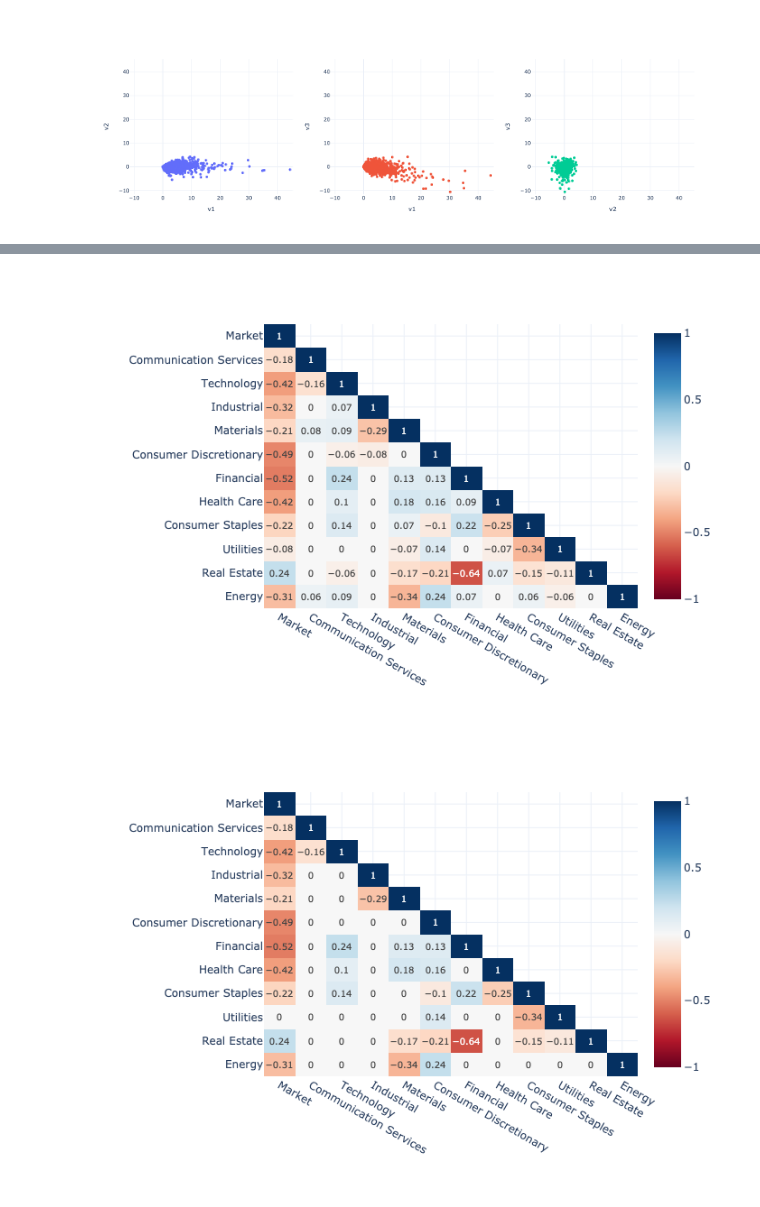
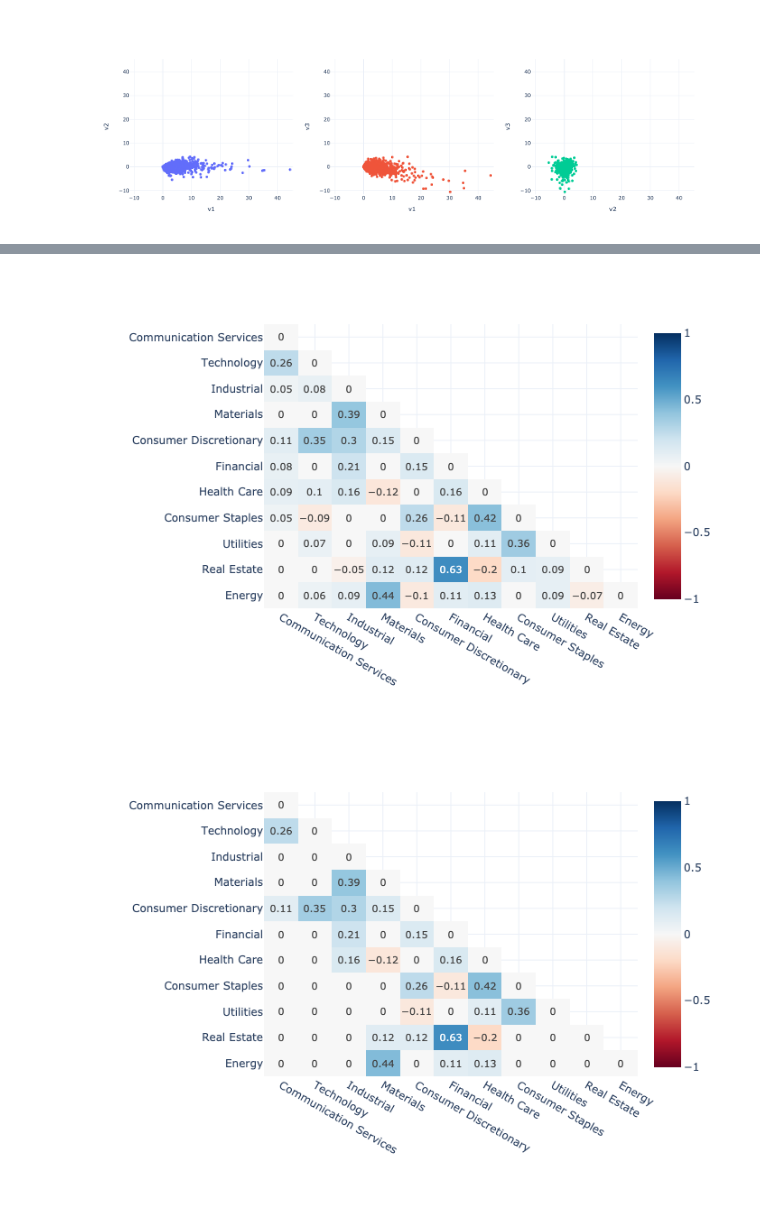
Before and after one commit to MegaCookies88/MSc.-Thesis-EVT-SP500, a Jupyter notebook: Jupyter_Notebooks/EPCA.ipynb, the cells around one changed output, grey strips where cells are left out. Drawn from its saved outputs; the diff is of its cells as text; code cells hidden in the pictures.

```diff
--- a/Jupyter_Notebooks/EPCA.ipynb
+++ b/Jupyter_Notebooks/EPCA.ipynb
@@ -271,0 +249,8 @@ fig.show()
+# %%
+e,u = np.linalg.eig(S)
+e = e[:5]
+u = pd.DataFrame(u[:,:5], index=ll.columns[1:], columns=['u'+str(i) for i in range(1,6)])
+u.iloc[:,0] *= -1
+
+v = ll.iloc[:,1:].applymap(lambda x: max(x,0)).dot(u)
+v.columns = ['v'+str(i) for i in range(1,6)]
@@ -271,0 +269,4 @@ fig.show()
+# %%
+fig = plot_scores_pairs(v)
+#fig.write_image('../figures/tail_scores_scatter_nom.jpeg', scale=2)
+fig.show()
@@ -274,10 +292,15 @@ fig.show()
+# %%
+def plot_g(G,u=0):
+
+    M = np.array(G.applymap(lambda x: 0 if np.abs(x)<u else x).round(2))
+    M[np.triu_indices(len(S),1)] = np.nan
+    M = pd.DataFrame(M, index=G.columns, columns=G.columns)
+
+    fig = px.imshow(M, color_continuous_scale='RdBu', range_color=[-1,1], text_auto=True, aspect='auto')
+    fig.update_layout(xaxis_title='', yaxis_title='', width=700)
+
+    return fig
 # %%
-S = tail_mx(ll)
-
-D = np.linalg.pinv(S.values)
-D = pd.DataFrame(D, index=S.index, columns=S.columns)
-
-d = pd.DataFrame(np.diag(np.diag(D)**(-1/2)), index=S.index, columns=S.columns)
-
-G = d.dot(D).dot(d)
+S = tail_mx(ll.iloc[:,1:])
+G = part_corr(S)
 # %%
@@ -297,33 +312,13 @@ fig.show()
 # %%
-u = 0.05
-
-M = np.array(G.applymap(lambda x: 0 if np.abs(x)<u else x).round(2))
-M[np.triu_indices(12,1)] = np.nan
-M = pd.DataFrame(M, index=ll.columns, columns=ll.columns)
-
-fig = px.imshow(M, color_continuous_scale='RdBu', range_color=[-1,1], text_auto=True, aspect='auto').update_layout(
-    xaxis_title='', yaxis_title='',
-    width=700
-)
-
+fig = plot_g(G,0.05)
 #fig.write_image('../figures/graph_mx.jpeg', scale=2)
 fig.show()
 # %% [output]
-[figure, old version]
+[figure, new version]
 # %%
-u = 0.1
-
-M = np.array(G.applymap(lambda x: 0 if np.abs(x)<u else x).round(2))
-M[np.triu_indices(12,1)] = np.nan
-M = pd.DataFrame(M, index=ll.columns, columns=ll.columns)
-
-fig = px.imshow(M, color_continuous_scale='RdBu', range_color=[-1,1], text_auto=True, aspect='auto').update_layout(
-    xaxis_title='', yaxis_title='',
-    width=700
-)
-
+fig = plot_g(G,0.1)
 #fig.write_image('../figures/graph_mx.jpeg', scale=2)
 fig.show()
 # %% [output]
-[figure, old version]
+[figure, new version]
 # %%
```
Also changed, not shown: parts of 26 cells of this notebook.
